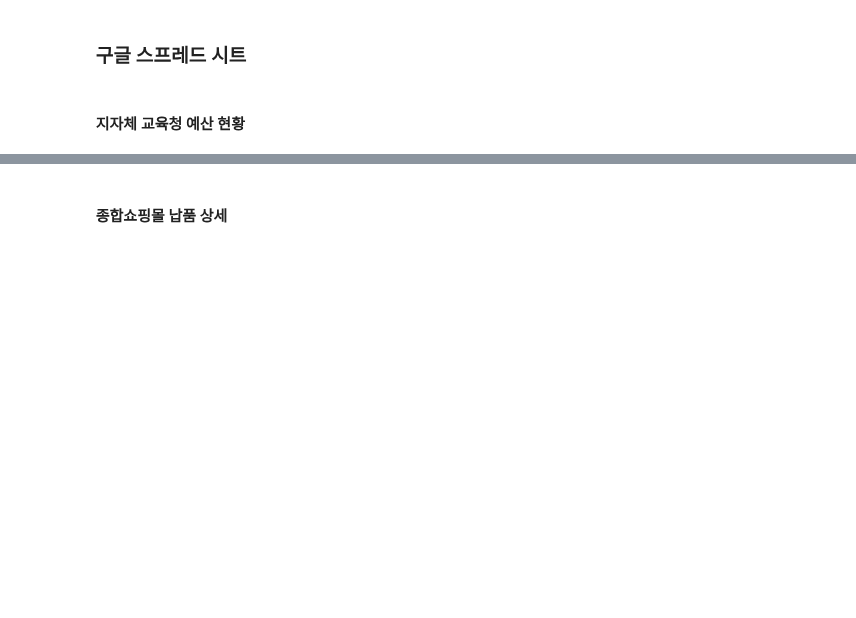
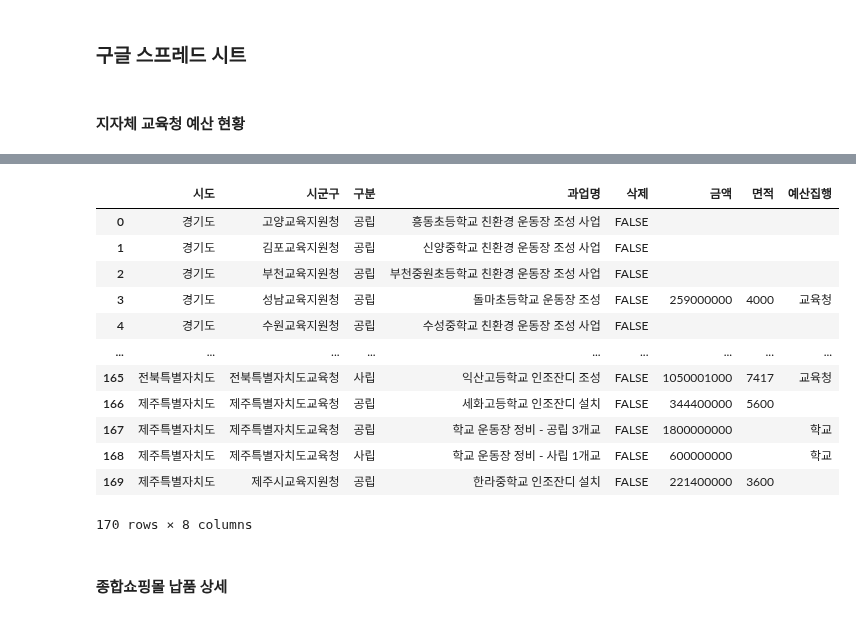
Before and after one commit to kkwann/mido_project, a Jupyter notebook: 00.BigQuery_Sheets.ipynb, the cells around one changed output, grey strips where cells are left out. Saved outputs shown, nothing was run; the diff lists cells and outputs as text; code cells hidden in the pictures; blank space fills up the shorter version.

```diff
--- a/00.BigQuery_Sheets.ipynb
+++ b/00.BigQuery_Sheets.ipynb
@@ -146,12 +153,26 @@ pd.DataFrame(data)
 # %%
 # 기존 스프레드시트 및 워크시트 열기
 WORKSHEET_NAME = '교육청'
 spreadsheet_edu = gc.open_by_key(business_sheet_id)
 worksheet_edu = spreadsheet_edu.worksheet(WORKSHEET_NAME)
 
 # 구글 시트에서 데이터 읽기
-data = spreadsheet_edu.get_all_records()
+data = worksheet_edu.get_all_records()
 pd.DataFrame(data)
+# %% [output]
+|  | 시도 | 시군구 | 구분 | 과업명 | 삭제 | 금액 | 면적 | 예산집행 |
+| 0 | 경기도 | 고양교육지원청 | 공립 | 흥동초등학교 친환경 운동장 조성 사업 | FALSE |  |  |  |
+| 1 | 경기도 | 김포교육지원청 | 공립 | 신양중학교 친환경 운동장 조성 사업 | FALSE |  |  |  |
+| 2 | 경기도 | 부천교육지원청 | 공립 | 부천중원초등학교 친환경 운동장 조성 사업 | FALSE |  |  |  |
+| 3 | 경기도 | 성남교육지원청 | 공립 | 돌마초등학교 운동장 조성 | FALSE | 259000000 | 4000 | 교육청 |
+| 4 | 경기도 | 수원교육지원청 | 공립 | 수성중학교 친환경 운동장 조성 사업 | FALSE |  |  |  |
+| ... | ... | ... | ... | ... | ... | ... | ... | ... |
+| 165 | 전북특별자치도 | 전북특별자치도교육청 | 사립 | 익산고등학교 인조잔디 조성 | FALSE | 1050001000 | 7417 | 교육청 |
+| 166 | 제주특별자치도 | 제주특별자치도교육청 | 공립 | 세화고등학교 인조잔디 설치 | FALSE | 344400000 | 5600 |  |
+| 167 | 제주특별자치도 | 제주특별자치도교육청 | 공립 | 학교 운동장 정비 - 공립 3개교 | FALSE | 1800000000 |  | 학교 |
+| 168 | 제주특별자치도 | 제주특별자치도교육청 | 사립 | 학교 운동장 정비 - 사립 1개교 | FALSE | 600000000 |  | 학교 |
+| 169 | 제주특별자치도 | 제주시교육지원청 | 공립 | 한라중학교 인조잔디 설치 | FALSE | 221400000 | 3600 |  |
+170 rows × 8 columns
 # %%
 # # 새로운 시트 생성
 # budget_df = pd.DataFrame(data)
```
Also changed, not shown: parts of 19 cells of this notebook, 1 other file.
